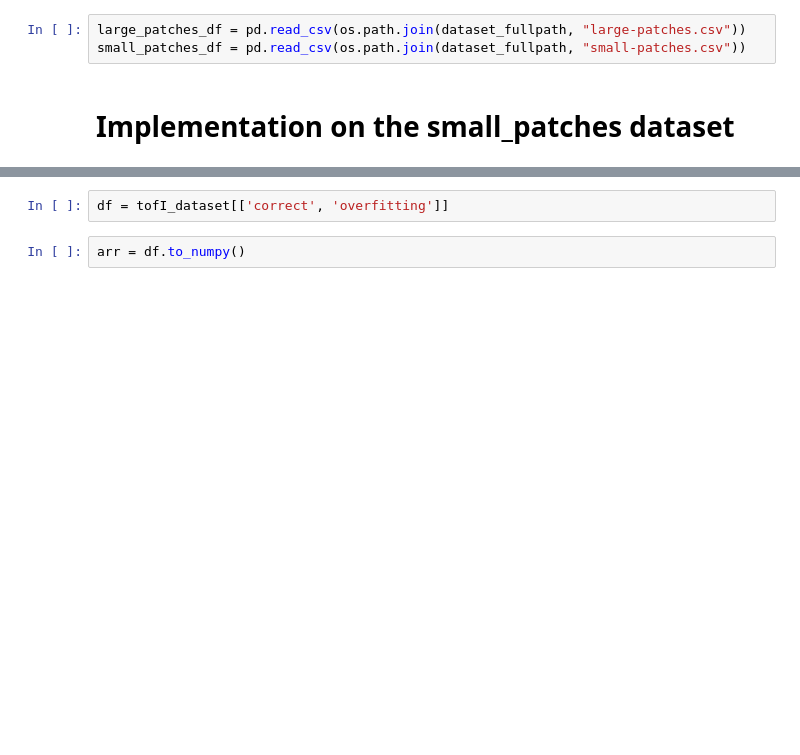
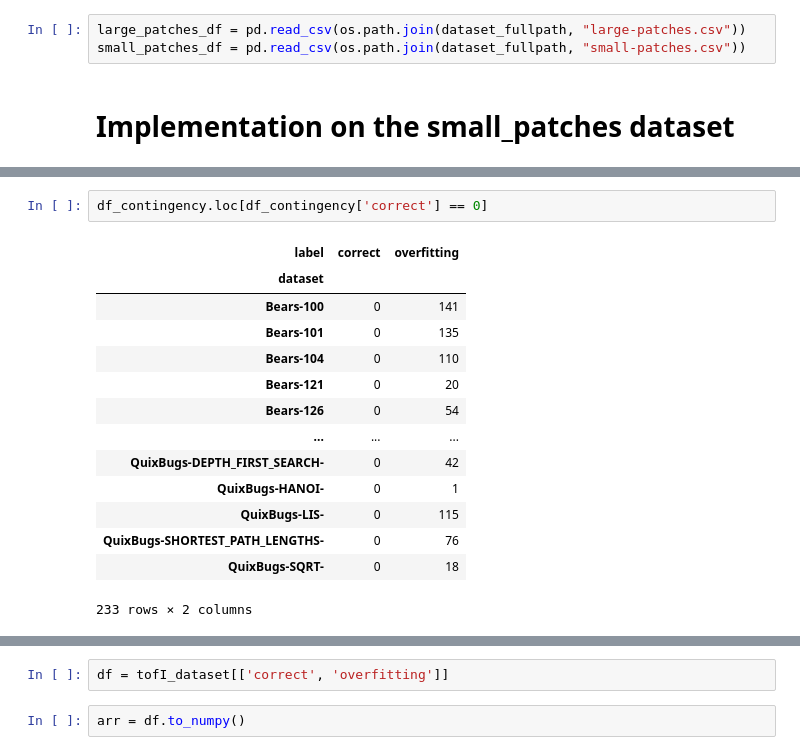
Before and after one commit to JoyKrishan/PACO, a Jupyter notebook: notebooks/data_preprocessing_visual.ipynb, the cells around one changed output, grey strips where cells are left out. Cells and saved outputs as stored; diff of their text form; blank space fills up the shorter version.

```diff
--- a/notebooks/data_preprocessing_visual.ipynb
+++ b/notebooks/data_preprocessing_visual.ipynb
@@ -52,0 +138,17 @@ f"Total number of unique bugs: {tofI_dataset.shape[0]}"
+# %%
+df_contingency.loc[df_contingency['correct'] == 0]
+# %% [output]
+| label | correct | overfitting |
+| dataset |  |  |
+| Bears-100 | 0 | 141 |
+| Bears-101 | 0 | 135 |
+| Bears-104 | 0 | 110 |
+| Bears-121 | 0 | 20 |
+| Bears-126 | 0 | 54 |
+| ... | ... | ... |
+| QuixBugs-DEPTH_FIRST_SEARCH- | 0 | 42 |
+| QuixBugs-HANOI- | 0 | 1 |
+| QuixBugs-LIS- | 0 | 115 |
+| QuixBugs-SHORTEST_PATH_LENGTHS- | 0 | 76 |
+| QuixBugs-SQRT- | 0 | 18 |
+233 rows × 2 columns
```
Also changed, not shown: parts of 28 cells of this notebook.
